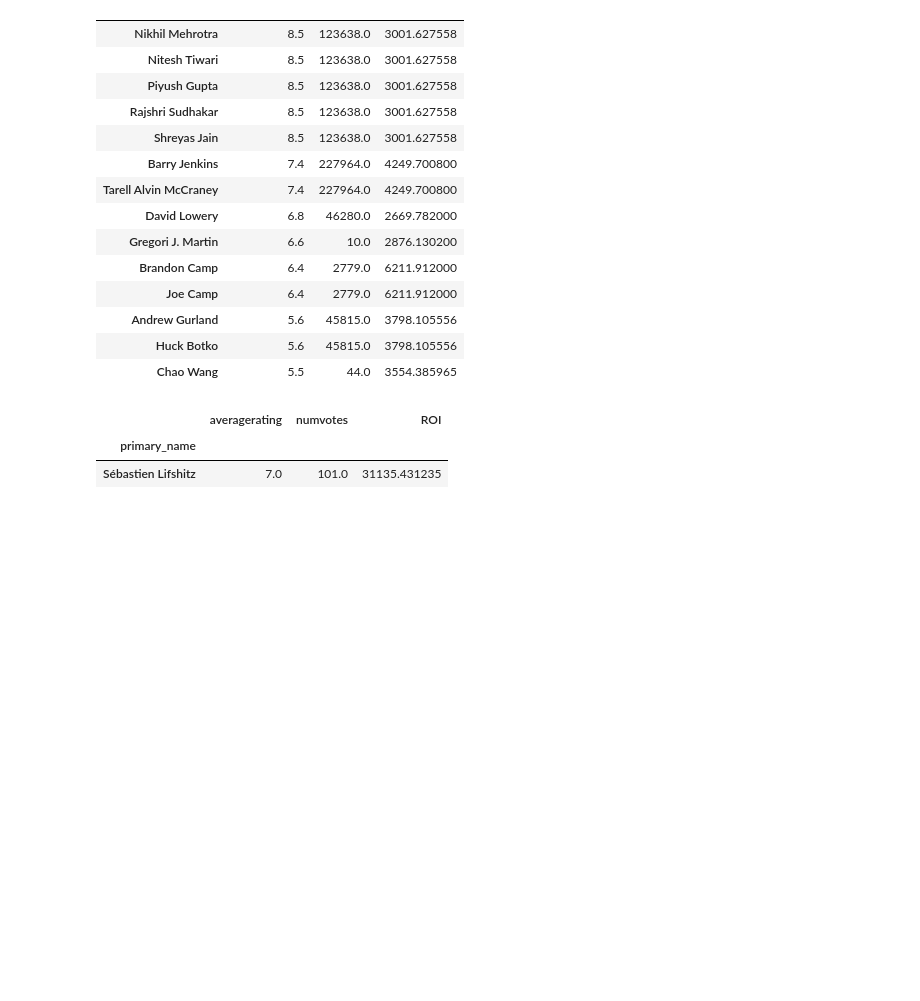
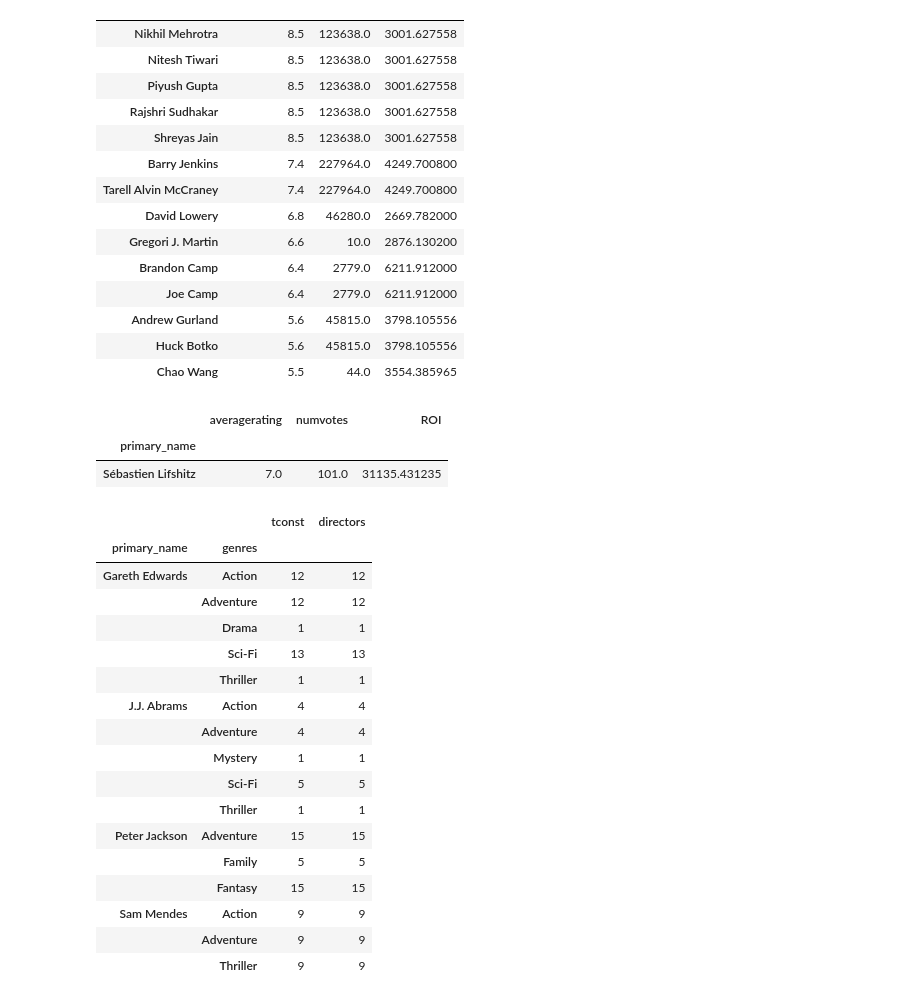
Before and after one commit to zach-hanly/microsoft_movie_project, a Jupyter notebook: tj/Workbook.ipynb, the cells around one changed output. Saved outputs shown, nothing was run; the diff lists cells and outputs as text; code cells hidden in the pictures; blank space fills up the shorter version.

```diff
--- a/tj/Workbook.ipynb
+++ b/tj/Workbook.ipynb
@@ -134,3 +147,31 @@ documentary_writers
 |  | averagerating | numvotes | ROI |
 | primary_name |  |  |  |
 | Sébastien Lifshitz | 7.0 | 101.0 | 31135.431235 |
+# %%
+directors = writers_profit[['tconst', 'directors', 'genres']]
+directors = directors.assign(genres = lambda x :directors['genres'].str.split(','))
+directors = directors.explode('genres')
+directors = directors.merge(imdb_name['primary_name'], left_on = 'directors', right_on = imdb_name['nconst'], how = 'left')
+# %%
+best_directors = ['J.J. Abrams', 'Jared Bush', 'Gareth Edwards', 'Sam Mendes', 'Peter Jackson']
+directors = directors.loc[directors['primary_name'].isin(best_directors)]
+directors.groupby(['primary_name','genres']).count()
+# %% [output]
+|  |  | tconst | directors |
+| primary_name | genres |  |  |
+| Gareth Edwards | Action | 12 | 12 |
+|  | Adventure | 12 | 12 |
+|  | Drama | 1 | 1 |
+|  | Sci-Fi | 13 | 13 |
+|  | Thriller | 1 | 1 |
+| J.J. Abrams | Action | 4 | 4 |
+|  | Adventure | 4 | 4 |
+|  | Mystery | 1 | 1 |
+|  | Sci-Fi | 5 | 5 |
+|  | Thriller | 1 | 1 |
+| Peter Jackson | Adventure | 15 | 15 |
+|  | Family | 5 | 5 |
+|  | Fantasy | 15 | 15 |
+| Sam Mendes | Action | 9 | 9 |
+|  | Adventure | 9 | 9 |
+|  | Thriller | 9 | 9 |
```
Also changed, not shown: parts of 3 cells of this notebook, 5 other files.
